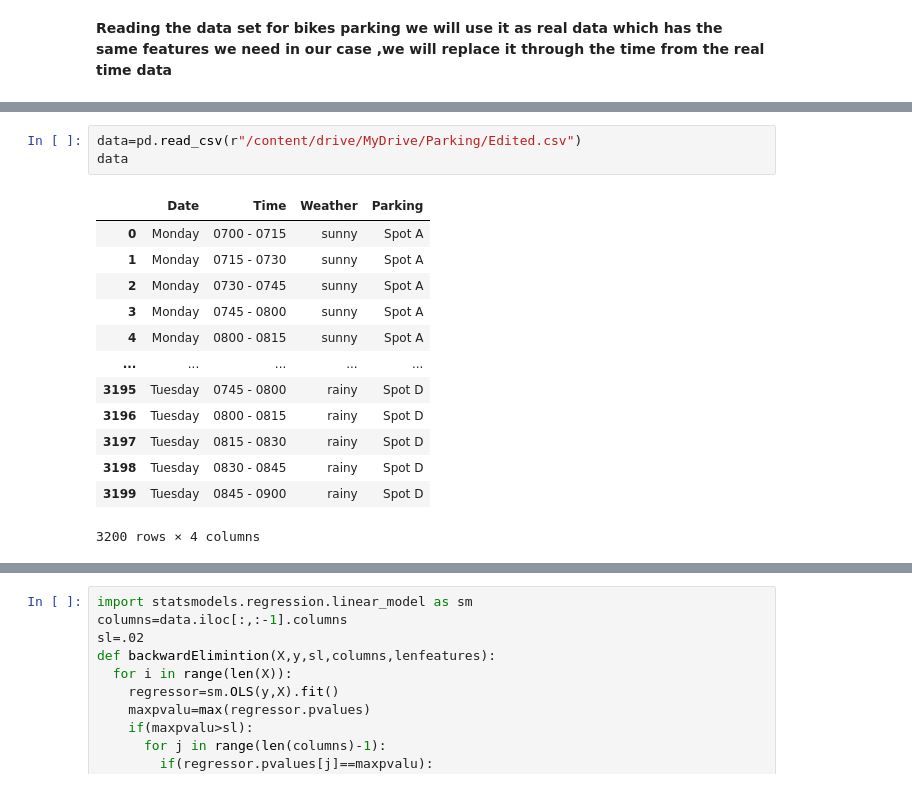
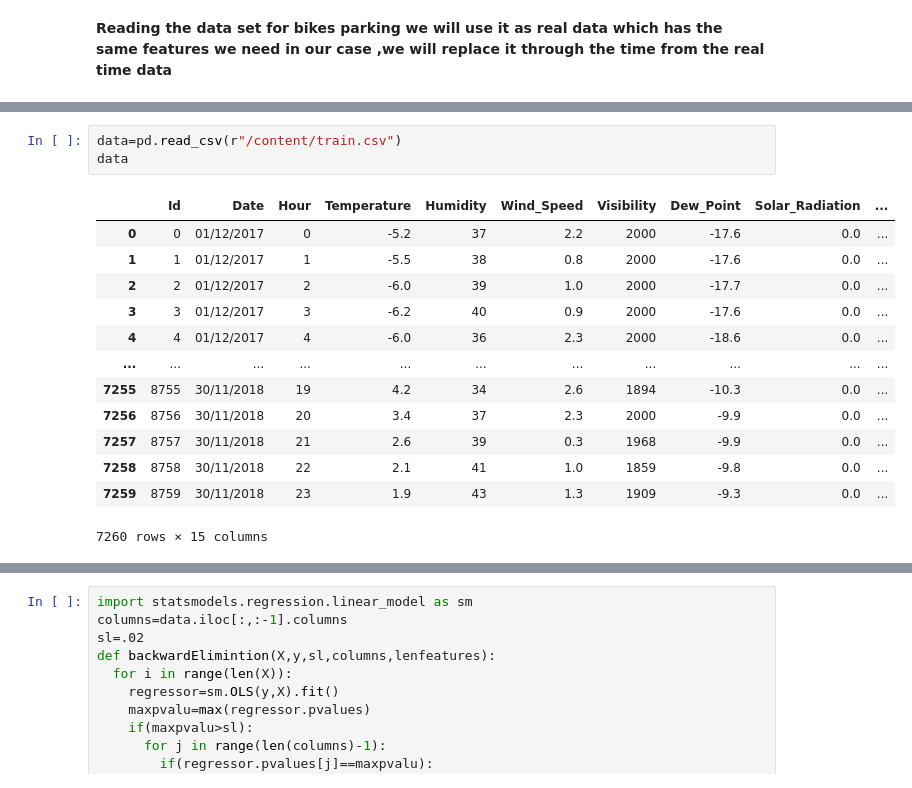
Before and after one commit to Belal-AI/Parking-recommendation-system-Autonomous-Vehicle-Movapkg-, a Jupyter notebook: ML_model_Recommender_last.ipynb, the cells around one changed output, grey strips where cells are left out. Cells and saved outputs as stored; diff of their text form.

```diff
--- a/ML_model_Recommender_last.ipynb
+++ b/ML_model_Recommender_last.ipynb
@@ -17,20 +18,20 @@ Mounted at /content/drive
 # %%
-data=pd.read_csv(r"/content/drive/MyDrive/Parking/Edited.csv")
+data=pd.read_csv(r"/content/train.csv")
 data
 # %% [output]
-|  | Date | Time | Weather | Parking |
-| 0 | Monday | 0700 - 0715 | sunny | Spot A |
-| 1 | Monday | 0715 - 0730 | sunny | Spot A |
-| 2 | Monday | 0730 - 0745 | sunny | Spot A |
-| 3 | Monday | 0745 - 0800 | sunny | Spot A |
-| 4 | Monday | 0800 - 0815 | sunny | Spot A |
-| ... | ... | ... | ... | ... |
-| 3195 | Tuesday | 0745 - 0800 | rainy | Spot D |
-| 3196 | Tuesday | 0800 - 0815 | rainy | Spot D |
-| 3197 | Tuesday | 0815 - 0830 | rainy | Spot D |
-| 3198 | Tuesday | 0830 - 0845 | rainy | Spot D |
-| 3199 | Tuesday | 0845 - 0900 | rainy | Spot D |
+|  | Id | Date | Hour | Temperature | Humidity | Wind_Speed | Visibility | Dew_Point | Solar_Radiation | ... |
+| 0 | 0 | 01/12/2017 | 0 | -5.2 | 37 | 2.2 | 2000 | -17.6 | 0.0 | ... |
+| 1 | 1 | 01/12/2017 | 1 | -5.5 | 38 | 0.8 | 2000 | -17.6 | 0.0 | ... |
+| 2 | 2 | 01/12/2017 | 2 | -6.0 | 39 | 1.0 | 2000 | -17.7 | 0.0 | ... |
+| 3 | 3 | 01/12/2017 | 3 | -6.2 | 40 | 0.9 | 2000 | -17.6 | 0.0 | ... |
+| 4 | 4 | 01/12/2017 | 4 | -6.0 | 36 | 2.3 | 2000 | -18.6 | 0.0 | ... |
+| ... | ... | ... | ... | ... | ... | ... | ... | ... | ... | ... |
+| 7255 | 8755 | 30/11/2018 | 19 | 4.2 | 34 | 2.6 | 1894 | -10.3 | 0.0 | ... |
+| 7256 | 8756 | 30/11/2018 | 20 | 3.4 | 37 | 2.3 | 2000 | -9.9 | 0.0 | ... |
+| 7257 | 8757 | 30/11/2018 | 21 | 2.6 | 39 | 0.3 | 1968 | -9.9 | 0.0 | ... |
+| 7258 | 8758 | 30/11/2018 | 22 | 2.1 | 41 | 1.0 | 1859 | -9.8 | 0.0 | ... |
+| 7259 | 8759 | 30/11/2018 | 23 | 1.9 | 43 | 1.3 | 1909 | -9.3 | 0.0 | ... |
-3200 rows × 4 columns
+7260 rows × 15 columns
 # %%
 data.isna().sum()
 # %% [output]
```
Also changed, not shown: parts of 142 cells of this notebook.
